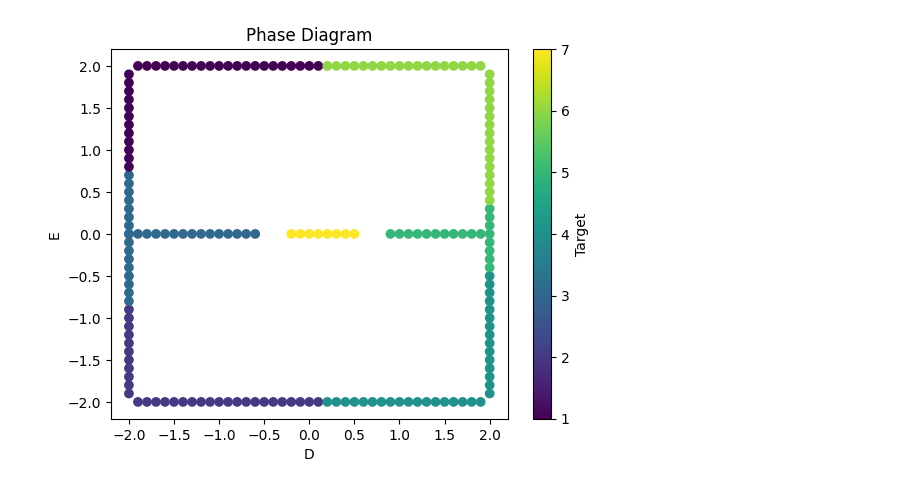
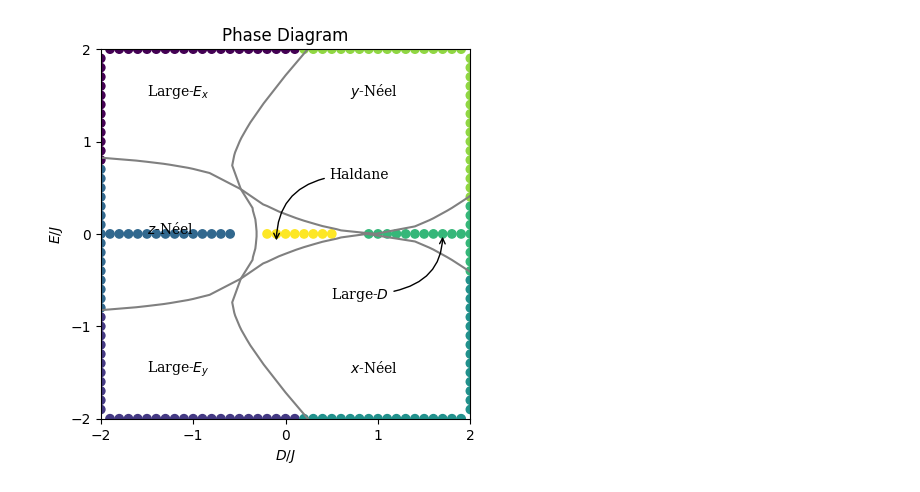
Before and after one commit to mehrankhosrojerdi/4th_project_with_UCL, a Jupyter notebook: supervised learning/partial_density.ipynb, the cells around one changed output. Drawn from its saved outputs; the diff is of its cells as text; code cells hidden in the pictures.

```diff
--- a/supervised learning/partial_density.ipynb
+++ b/supervised learning/partial_density.ipynb
@@ -103,16 +106,5 @@ for d in np.arange(-0.2, 0.6, 0.1):
     lst_target.append(7) #'Haldane'
 
 
-points = np.array(lst_points)
+poi = np.array(lst_points)
 targets = np.array(lst_target)
-# %%
-plt.scatter(points[:, 0], points[:, 1], c=targets)
-
-plt.xlabel('D')
-plt.ylabel('E')
-plt.colorbar(label='Target')
-plt.title('Phase Diagram')
-
-plt.show()
-# %% [output]
-[figure, removed]
@@ -119,3 +146,37 @@ plt.show()
+# %%
+plt.scatter(poi[:, 0], poi[:, 1], c=targets)
+
+plt.xlabel('D')
+plt.ylabel('E')
+plt.title('Phase Diagram')
+
+x1 = first_part['x']
+y1 = first_part['y']
+plt.plot(x1,y1,'-',color='gray')
+
+x2 = second_part['x']
+y2 = second_part['y']
+plt.plot(x2, y2, '-', color = 'gray')
+
+x3 = third_part['x']
+y3 = third_part['y']
+plt.plot(x3, y3, '-', color = 'gray')
+
+plt.axis('square')
+plt.xlim(-2,2),plt.ylim(-2,2)
+plt.xticks([-2,-1,0,1,2]),plt.yticks([-2,-1,0,1,2])
+plt.xlabel('$D/J$'),plt.ylabel('$E/J$')
+plt.text(x=-1.5, y=-1.5, s='Large-$E_y$', fontdict={'family': 'serif'})
+plt.text(x = -1.5, y = 0, s = '$z$-Néel', fontdict={'family': 'serif'})
+plt.text(x = -1.5, y = 1.5, s = 'Large-$E_x$', fontdict={'family': 'serif'})
+plt.text(x = .7, y = -1.5, s = '$x$-Néel', fontdict={'family': 'serif'})
+plt.text(x = .7, y = 1.5, s = '$y$-Néel', fontdict={'family': 'serif'})
+plt.annotate('Haldane',xy=(-.1,-.1), xytext=(0.8,0.6), arrowprops={'arrowstyle':'->', 'connectionstyle':"angle3,angleA=180,angleB=90"} ,horizontalalignment='center', fontfamily='serif')
+plt.annotate('Large-$D$', xy = (1.7,0), xytext=(.8,-.7), arrowprops={'arrowstyle':'->', 'connectionstyle':"angle3,angleA=180,angleB=90"} ,horizontalalignment='center', fontfamily='serif')
+
+plt.show()
+# %% [output]
+[figure, added]
 # %%
 mat = y_pred.reshape(40,40)
 r = mat.shape[0]
```
Also changed, not shown: parts of 6 cells of this notebook, 15 other files.
